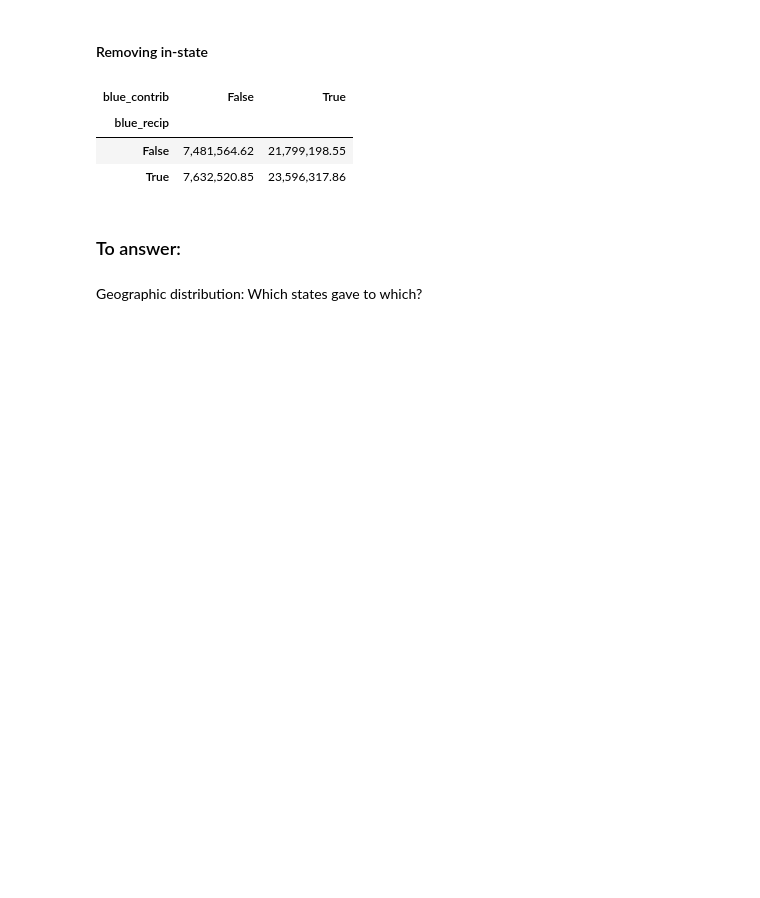
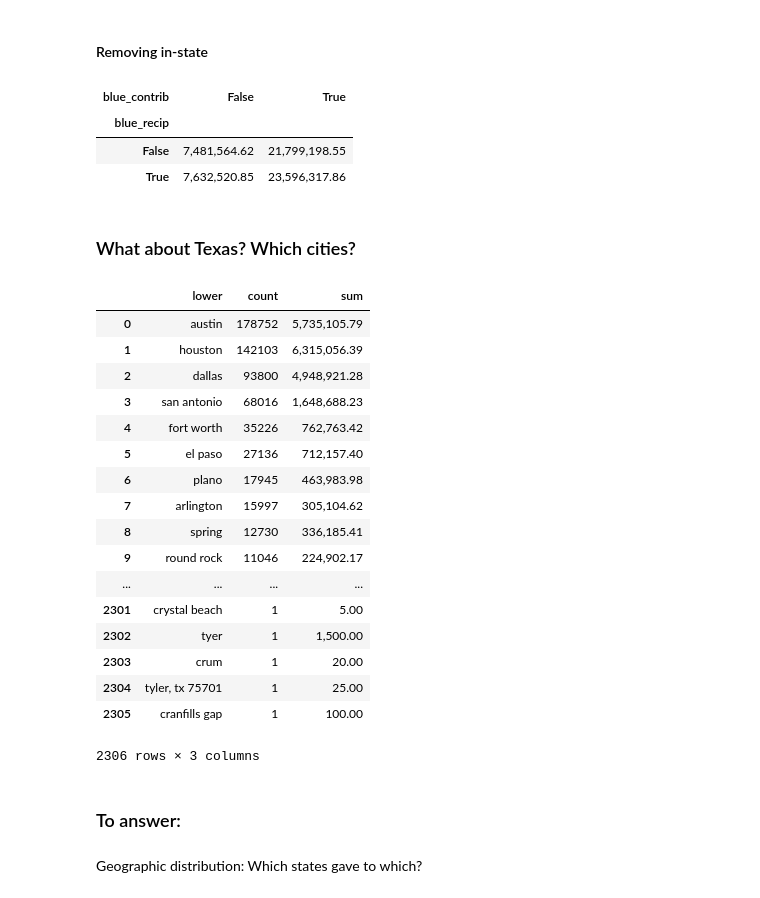
Before and after one commit to PublicI/actblue-analysis, a Jupyter notebook: analysis.ipynb, the cells around one changed output. Saved outputs shown, nothing was run; the diff lists cells and outputs as text; code cells hidden in the pictures; blank space fills up the shorter version.

Commit message:
Add Texas cities

```diff
--- a/analysis.ipynb
+++ b/analysis.ipynb
@@ -1120,6 +1120,43 @@ pd.pivot_table(contrib_flow_14[~contrib_flow_14['in']], values='sum', index=['bl
 | blue_recip |  |  |
 | False | 7,481,564.62 | 21,799,198.55 |
 | True | 7,632,520.85 | 23,596,317.86 |
+# %% [markdown]
+### What about Texas? Which cities?
+# %%
+actblue_texas_cities = read_or_save(
+    'actblue_texas_cities',
+    lambda: pd.read_sql("""
+    SELECT lower(contributor_city),
+           count(*) AS COUNT,
+           sum(contribution_amount) AS SUM
+    FROM actblue_contribs
+    WHERE contributor_state = 'TX'
+      AND extract(YEAR
+                  FROM contribution_date) > 2017
+    GROUP BY lower(contributor_city)
+    ORDER BY COUNT DESC
+    """, con=conn)
+)
+actblue_texas_cities
+# %% [output]
+|  | lower | count | sum |
+| 0 | austin | 178752 | 5,735,105.79 |
+| 1 | houston | 142103 | 6,315,056.39 |
+| 2 | dallas | 93800 | 4,948,921.28 |
+| 3 | san antonio | 68016 | 1,648,688.23 |
+| 4 | fort worth | 35226 | 762,763.42 |
+| 5 | el paso | 27136 | 712,157.40 |
+| 6 | plano | 17945 | 463,983.98 |
+| 7 | arlington | 15997 | 305,104.62 |
+| 8 | spring | 12730 | 336,185.41 |
+| 9 | round rock | 11046 | 224,902.17 |
+| ... | ... | ... | ... |
+| 2301 | crystal beach | 1 | 5.00 |
+| 2302 | tyer | 1 | 1,500.00 |
+| 2303 | crum | 1 | 20.00 |
+| 2304 | tyler, tx 75701 | 1 | 25.00 |
+| 2305 | cranfills gap | 1 | 100.00 |
+2306 rows × 3 columns
 # %% [markdown]
 ### To answer:
 # %% [markdown]
```
Also changed, not shown: parts of 1 cell of this notebook, 2 other files.
